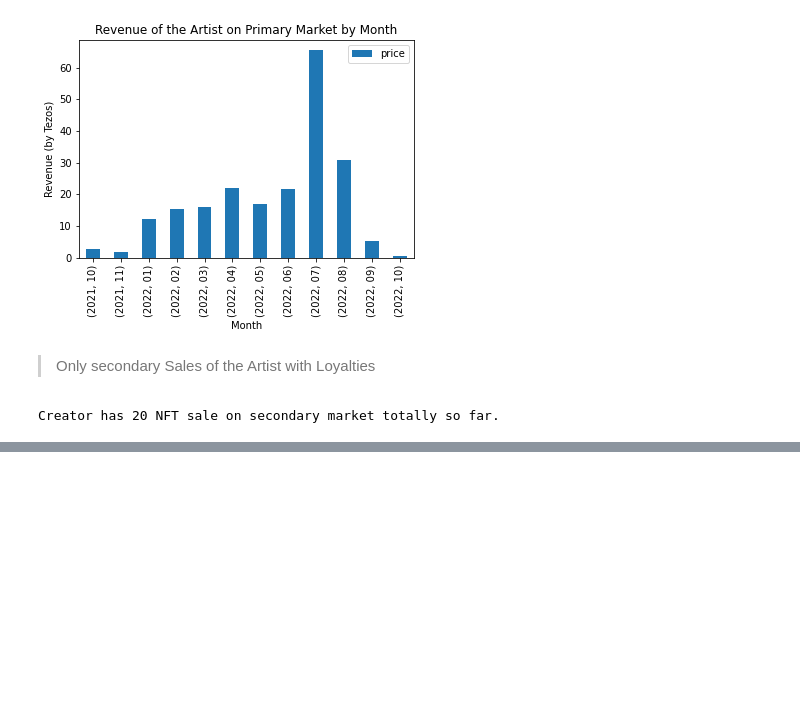
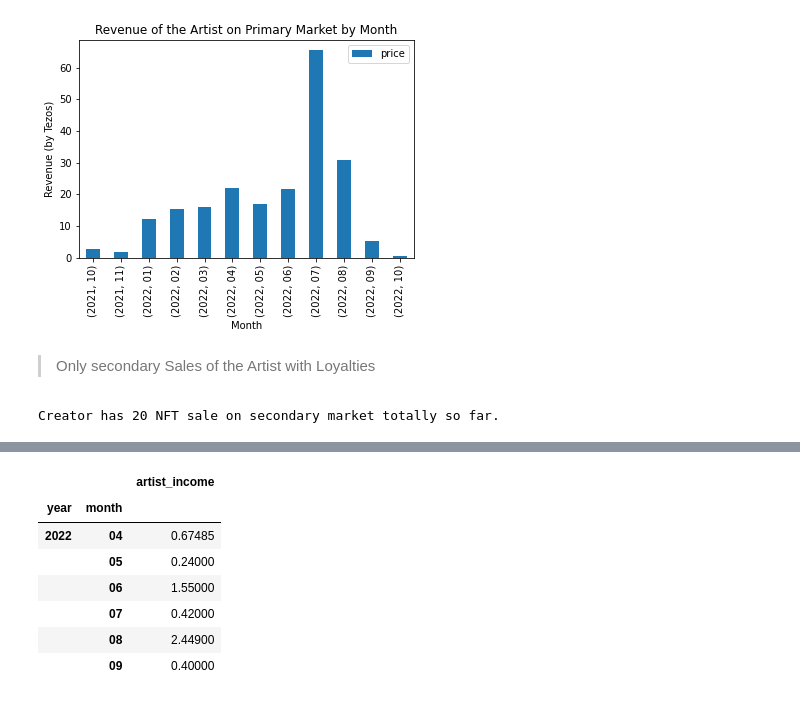
Before and after one commit to EmirhanServeren/NFT-CollaBot, a Jupyter notebook: main.ipynb, the cells around one changed output, grey strips where cells are left out. Cells and saved outputs as stored; diff of their text form; code cells hidden in the pictures; blank space fills up the shorter version.

```diff
--- a/main.ipynb
+++ b/main.ipynb
@@ -675,0 +641,18 @@ Creator has 20 NFT sale on secondary market totally so far.
+# %%
+all_secondaryNFT_sales_df
+
+secondarySaleRevenue_byMonth=all_secondaryNFT_sales_df.groupby(["year","month"]).sum()
+del secondarySaleRevenue_byMonth['token_pk']
+del secondarySaleRevenue_byMonth['royalties']
+del secondarySaleRevenue_byMonth['price']
+
+secondarySaleRevenue_byMonth
+# %% [output]
+|  |  | artist_income |
+| year | month |  |
+| 2022 | 04 | 0.67485 |
+|  | 05 | 0.24000 |
+|  | 06 | 1.55000 |
+|  | 07 | 0.42000 |
+|  | 08 | 2.44900 |
+|  | 09 | 0.40000 |
```
Also changed, not shown: parts of 4 cells of this notebook.
